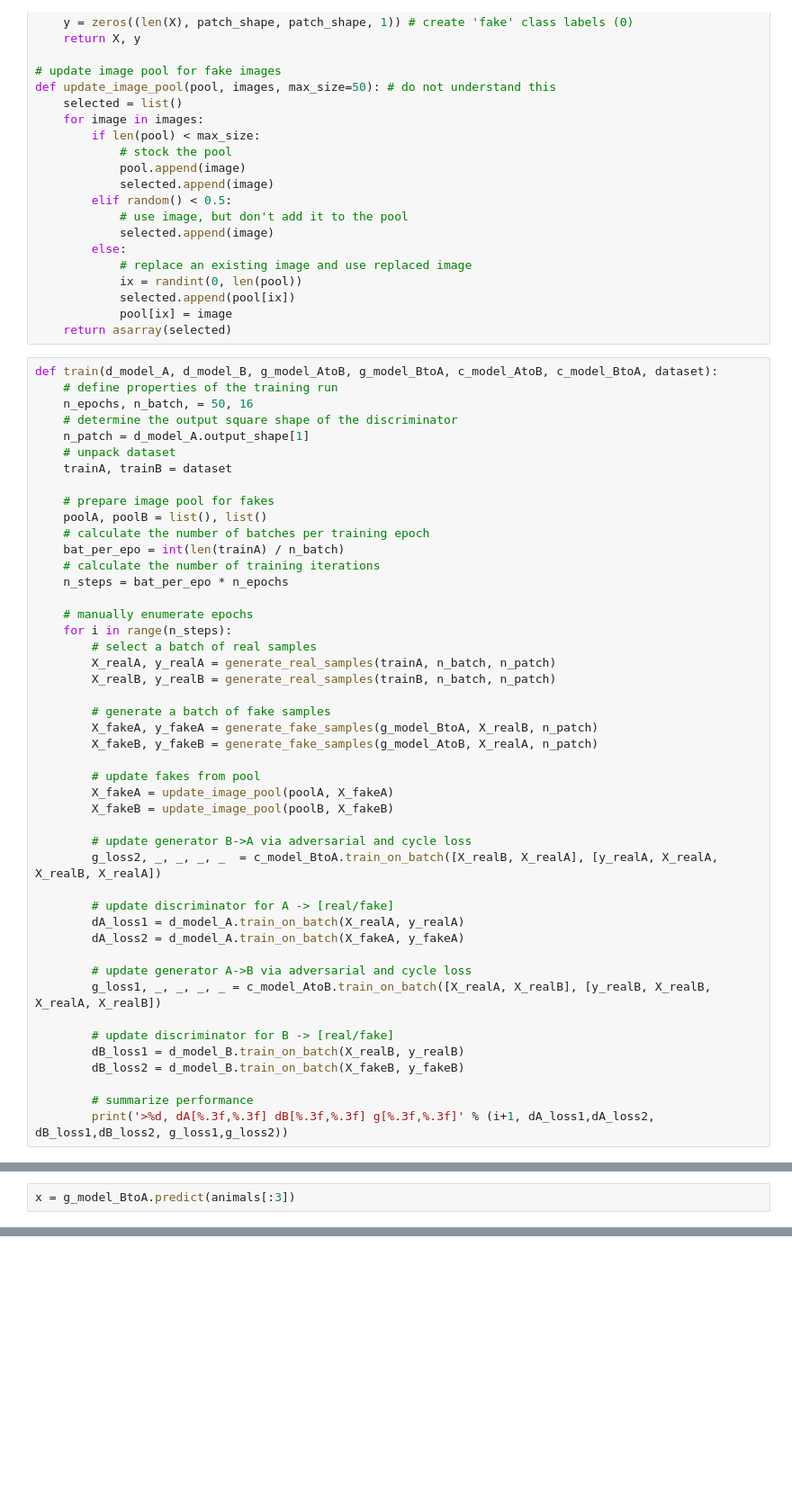
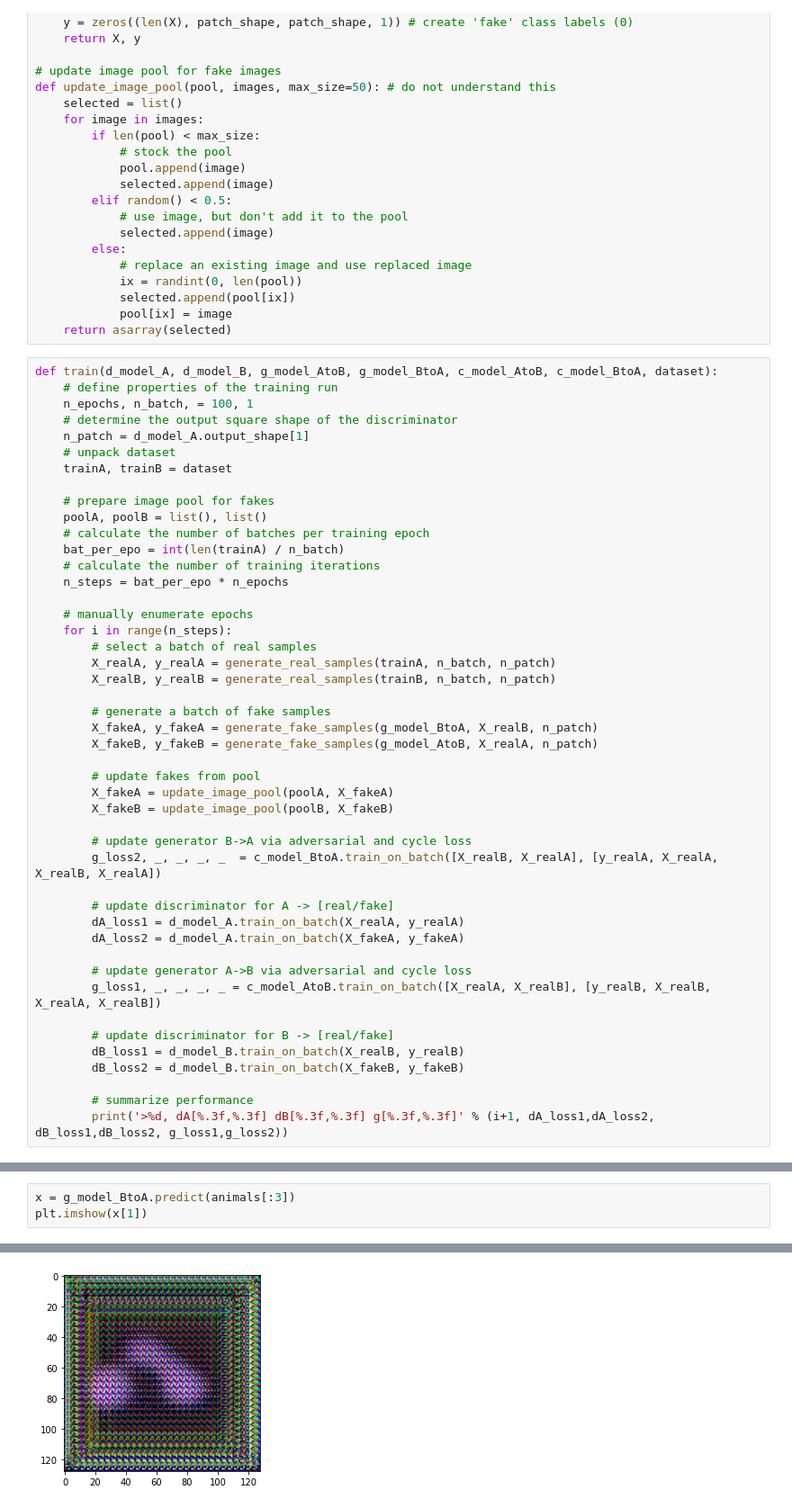
Before and after one commit to nicolagulmini/CycleGAN, a Jupyter notebook: CycleGAN.ipynb, the cells around one changed output, grey strips where cells are left out. Shown at 90% size. Drawn from its saved outputs; the diff is of its cells as text; blank space fills up the shorter version.

```diff
--- a/CycleGAN.ipynb
+++ b/CycleGAN.ipynb
@@ -210,7 +210,7 @@ def update_image_pool(pool, images, max_size=50): # do not understand this
 # %%
 def train(d_model_A, d_model_B, g_model_AtoB, g_model_BtoA, c_model_AtoB, c_model_BtoA, dataset):
     # define properties of the training run
-    n_epochs, n_batch, = 50, 16
+    n_epochs, n_batch, = 100, 1
     # determine the output square shape of the discriminator
     n_patch = d_model_A.output_shape[1]
     # unpack dataset
@@ -261,3 +263,4 @@ train(d_model_A, d_model_B, g_model_AtoB, g_model_BtoA, c_model_AtoB, c_model_Bt
 # %%
 x = g_model_BtoA.predict(animals[:3])
+plt.imshow(x[1])
 # %% [output]
@@ -265 +269,2 @@ NameError: ignored
+[figure, added]
 # %%
```
Also changed, not shown: parts of 5 cells of this notebook.
